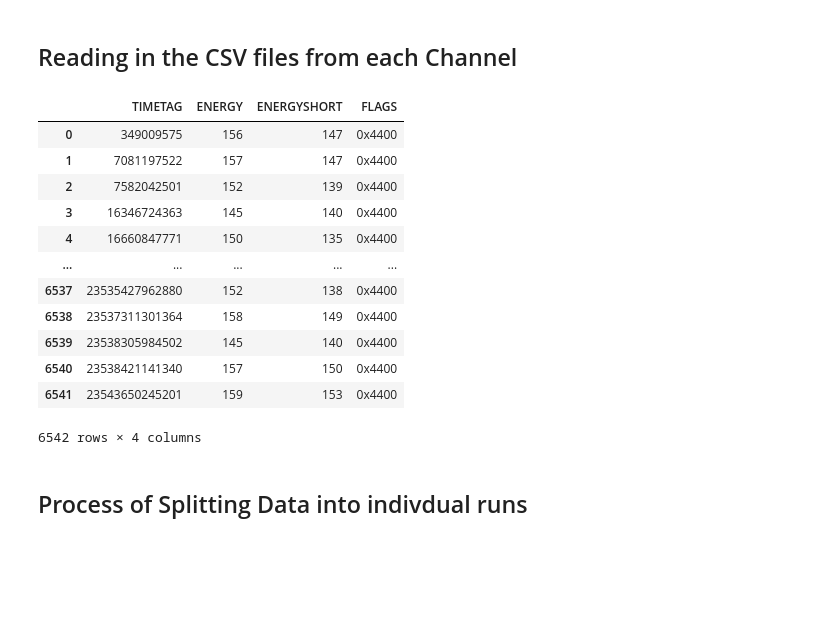
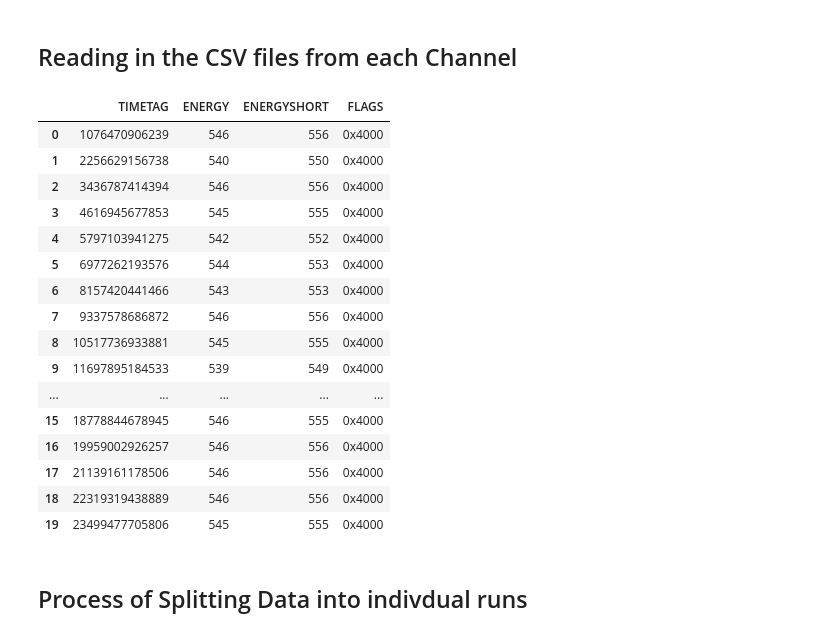
Before and after one commit to Higgins00/Neon-19, a Jupyter notebook: LookingAtData.ipynb, the cells around one changed output. Drawn from its saved outputs; the diff is of its cells as text; code cells hidden in the pictures; blank space fills up the shorter version.

```diff
--- a/LookingAtData.ipynb
+++ b/LookingAtData.ipynb
@@ -14,20 +8,47 @@ ch2_df = pd.read_csv('C:/Users/higgi/Desktop/Bismuth-data/CH2@DT5725_1146_Data_B
+# %%
+#Here you will need to put the directory to where the CSV files are located
+#This creates a dataframe for each channel
+
+def create_string(location):
+    path1 = '/home/cenpa/Ne19/DAQ/FinalConfigSettings/DAQ/{0:s}/UNFILTERED/CH0@DT5725_1146_Data_{0:s}.csv'.format(location)
+    path2 = '/home/cenpa/Ne19/DAQ/FinalConfigSettings/DAQ/{0:s}/UNFILTERED/CH1@DT5725_1146_Data_{0:s}.csv'.format(location)
+    path3 = '/home/cenpa/Ne19/DAQ/FinalConfigSettings/DAQ/{0:s}/UNFILTERED/CH2@DT5725_1146_Data_{0:s}.csv'.format(location)
+
+    path = [path1,path2,path3]
+    return path
+
+
+
+#write the folder location where 'BiTest-03' is
+path = create_string('BiTest-03')
+
+
+
+
+ch0_df = pd.read_csv(path[0],sep=';')
+ch1_df = pd.read_csv(path[1],sep=';')
+ch2_df = pd.read_csv(path[2],sep=';')
 # %%
 #Example of what the dataframe looks like
-ch0_df
+ch2_df
 # %% [output]
 |  | TIMETAG | ENERGY | ENERGYSHORT | FLAGS |
-| 0 | 349009575 | 156 | 147 | 0x4400 |
-| 1 | 7081197522 | 157 | 147 | 0x4400 |
-| 2 | 7582042501 | 152 | 139 | 0x4400 |
-| 3 | 16346724363 | 145 | 140 | 0x4400 |
-| 4 | 16660847771 | 150 | 135 | 0x4400 |
+| 0 | 1076470906239 | 546 | 556 | 0x4000 |
+| 1 | 2256629156738 | 540 | 550 | 0x4000 |
+| 2 | 3436787414394 | 546 | 556 | 0x4000 |
+| 3 | 4616945677853 | 545 | 555 | 0x4000 |
+| 4 | 5797103941275 | 542 | 552 | 0x4000 |
+| 5 | 6977262193576 | 544 | 553 | 0x4000 |
+| 6 | 8157420441466 | 543 | 553 | 0x4000 |
+| 7 | 9337578686872 | 546 | 556 | 0x4000 |
+| 8 | 10517736933881 | 545 | 555 | 0x4000 |
+| 9 | 11697895184533 | 539 | 549 | 0x4000 |
 | ... | ... | ... | ... | ... |
-| 6537 | 23535427962880 | 152 | 138 | 0x4400 |
-| 6538 | 23537311301364 | 158 | 149 | 0x4400 |
-| 6539 | 23538305984502 | 145 | 140 | 0x4400 |
-| 6540 | 23538421141340 | 157 | 150 | 0x4400 |
-| 6541 | 23543650245201 | 159 | 153 | 0x4400 |
+| 15 | 18778844678945 | 546 | 555 | 0x4000 |
+| 16 | 19959002926257 | 546 | 556 | 0x4000 |
+| 17 | 21139161178506 | 546 | 556 | 0x4000 |
+| 18 | 22319319438889 | 546 | 556 | 0x4000 |
+| 19 | 23499477705806 | 545 | 555 | 0x4000 |
-6542 rows × 4 columns
 # %% [markdown]
 ## Process of Splitting Data into indivdual runs
 # %%
```
Also changed, not shown: parts of 13 cells of this notebook.
